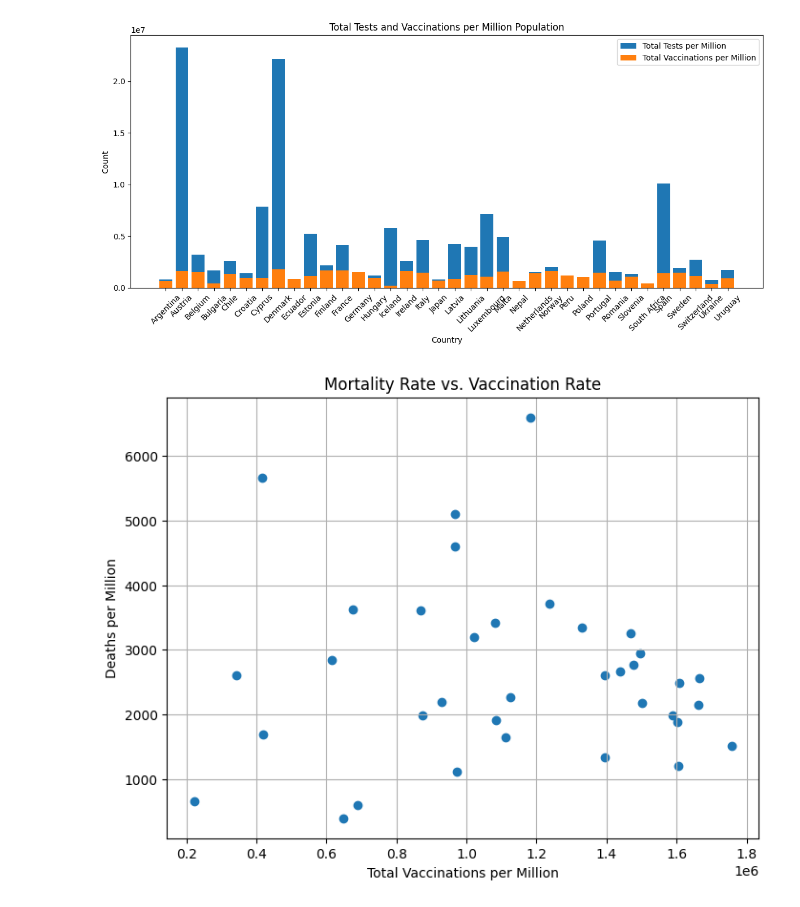
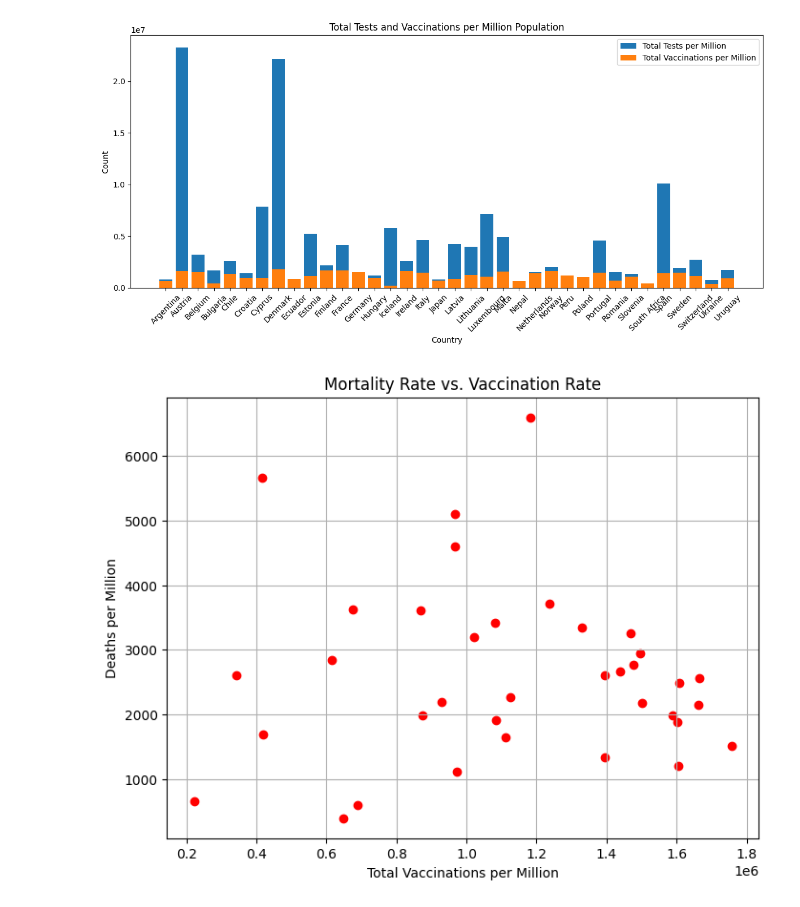
Before and after one commit to JoanneSiarivita/Data_Viz, a Jupyter notebook: data_viz/notebooks/Q1.ipynb, the cells around one changed output. Drawn from its saved outputs; the diff is of its cells as text; code cells hidden in the pictures.

```diff
--- a/data_viz/notebooks/Q1.ipynb
+++ b/data_viz/notebooks/Q1.ipynb
@@ -216,13 +242,13 @@ plt.show()
 # %%
 # Scatter Plot
 plt.figure(figsize=(8, 6))
 
 # Mortality rate vs. Vaccination rate
-plt.scatter(group_data['total_vaccinations'] / (group_data['Population'] / 1e6), group_data['Deaths/1M pop'])
+plt.scatter(group_data['total_vaccinations'] / (group_data['Population'] / 1e6), group_data['Deaths/1M pop'], c='red')
 plt.xlabel('Total Vaccinations per Million')
 plt.ylabel('Deaths per Million')
 plt.title('Mortality Rate vs. Vaccination Rate')
 plt.grid(True)
 plt.show()
 # %% [output]
-[figure, old version]
+[figure, new version]
```
Also changed, not shown: parts of 7 cells of this notebook.
